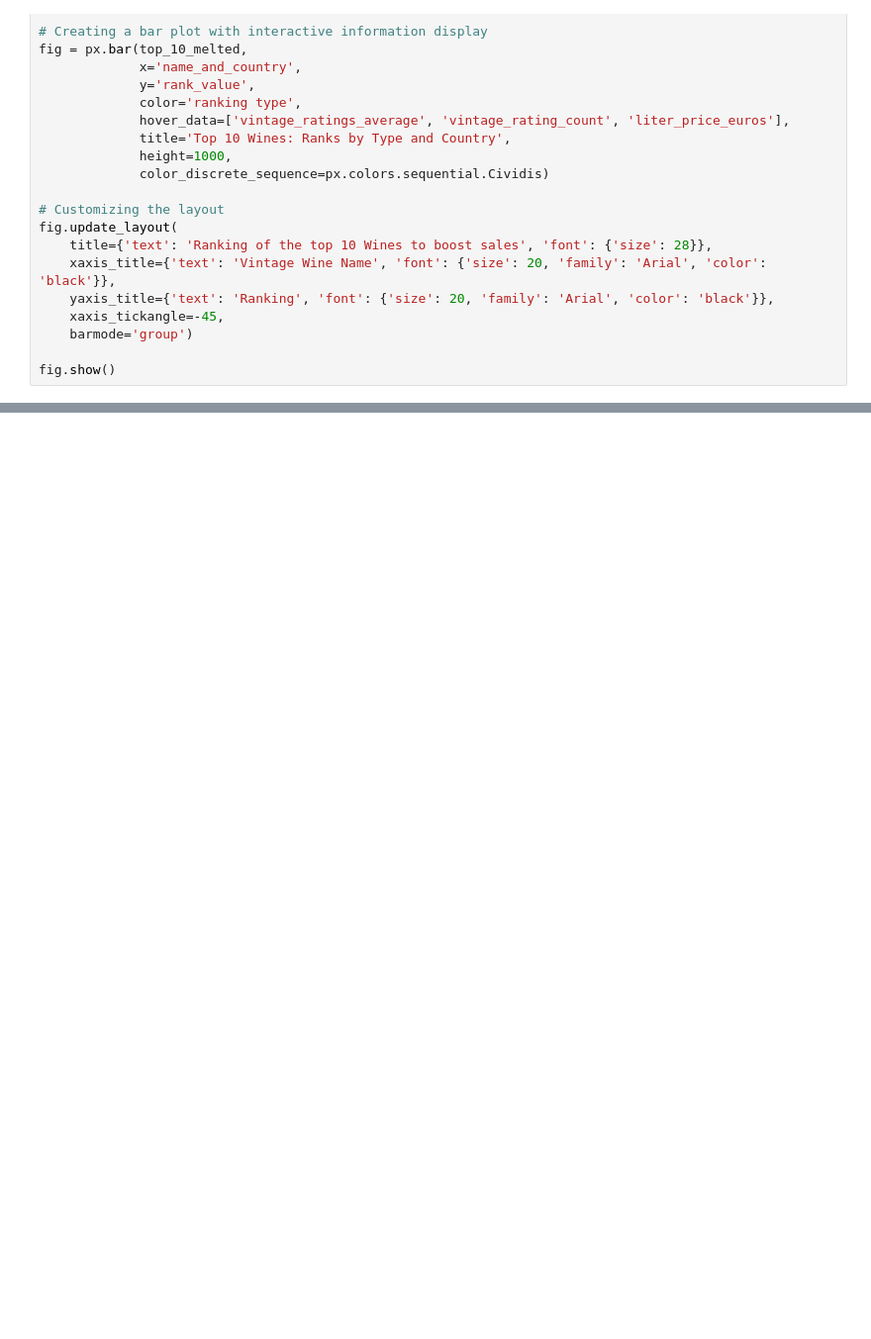
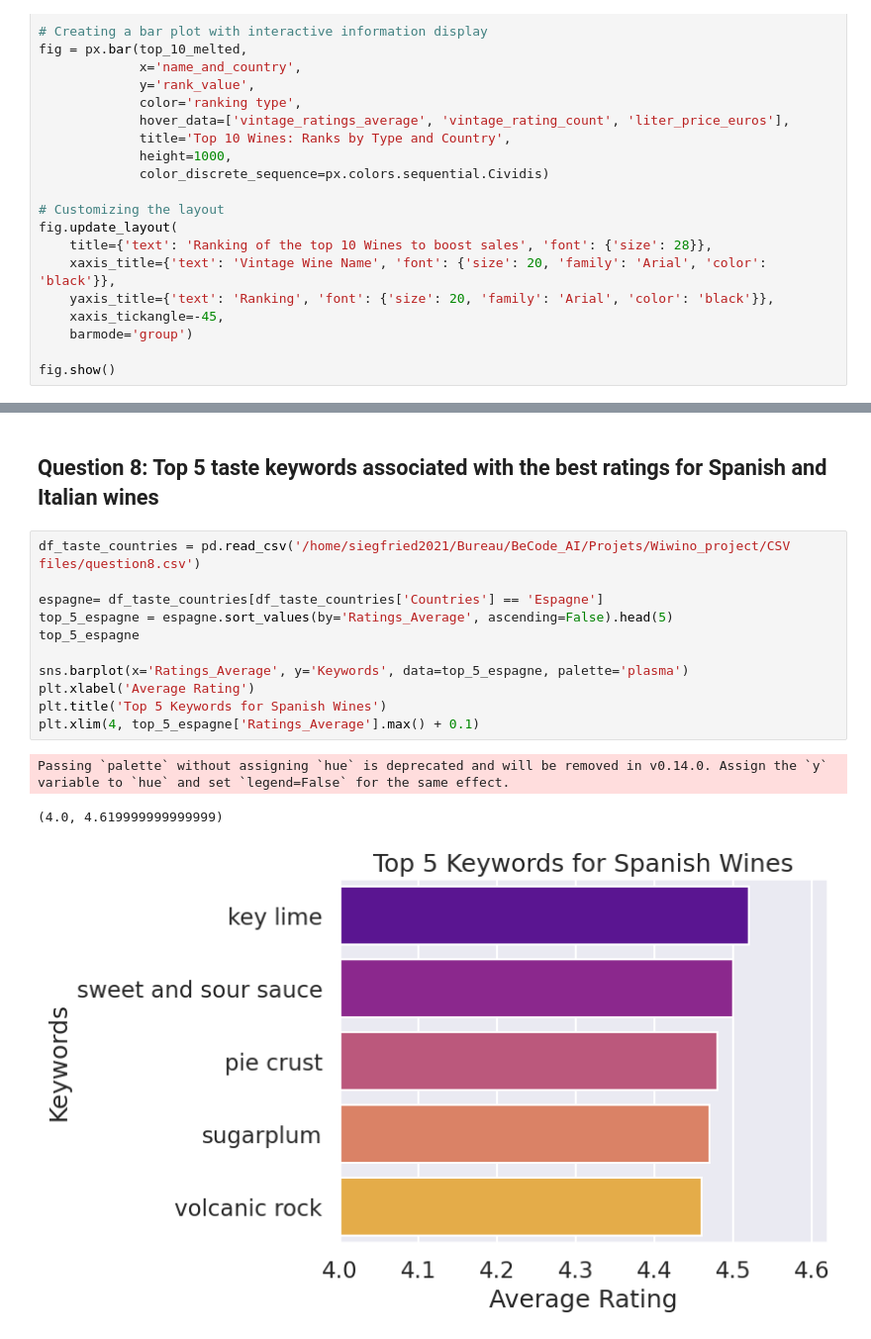
Before and after one commit to AlisherJard/Wiwino_project, a Jupyter notebook: visualizations/questions_visuals.ipynb, the cells around one changed output, grey strips where cells are left out. Shown at 99% size. Drawn from its saved outputs; the diff is of its cells as text; blank space fills up the shorter version.

```diff
--- a/visualizations/questions_visuals.ipynb
+++ b/visualizations/questions_visuals.ipynb
@@ -239,0 +404,17 @@ fig.show()
+# %% [markdown]
+## Question 8: Top 5 taste keywords associated with the best ratings for Spanish and Italian wines
+# %%
+df_taste_countries = pd.read_csv('/home/siegfried2021/Bureau/BeCode_AI/Projets/Wiwino_project/CSV files/question8.csv')
+
+espagne= df_taste_countries[df_taste_countries['Countries'] == 'Espagne']
+top_5_espagne = espagne.sort_values(by='Ratings_Average', ascending=False).head(5)
+top_5_espagne
+
+sns.barplot(x='Ratings_Average', y='Keywords', data=top_5_espagne, palette='plasma')
+plt.xlabel('Average Rating')
+plt.title('Top 5 Keywords for Spanish Wines')
+plt.xlim(4, top_5_espagne['Ratings_Average'].max() + 0.1)
+# %% [output]
+Passing `palette` without assigning `hue` is deprecated and will be removed in v0.14.0. Assign the `y` variable to `hue` and set `legend=False` for the same effect.
+(4.0, 4.619999999999999)
+[figure, added]
```
Also changed, not shown: parts of 26 cells of this notebook, 12 other files.
